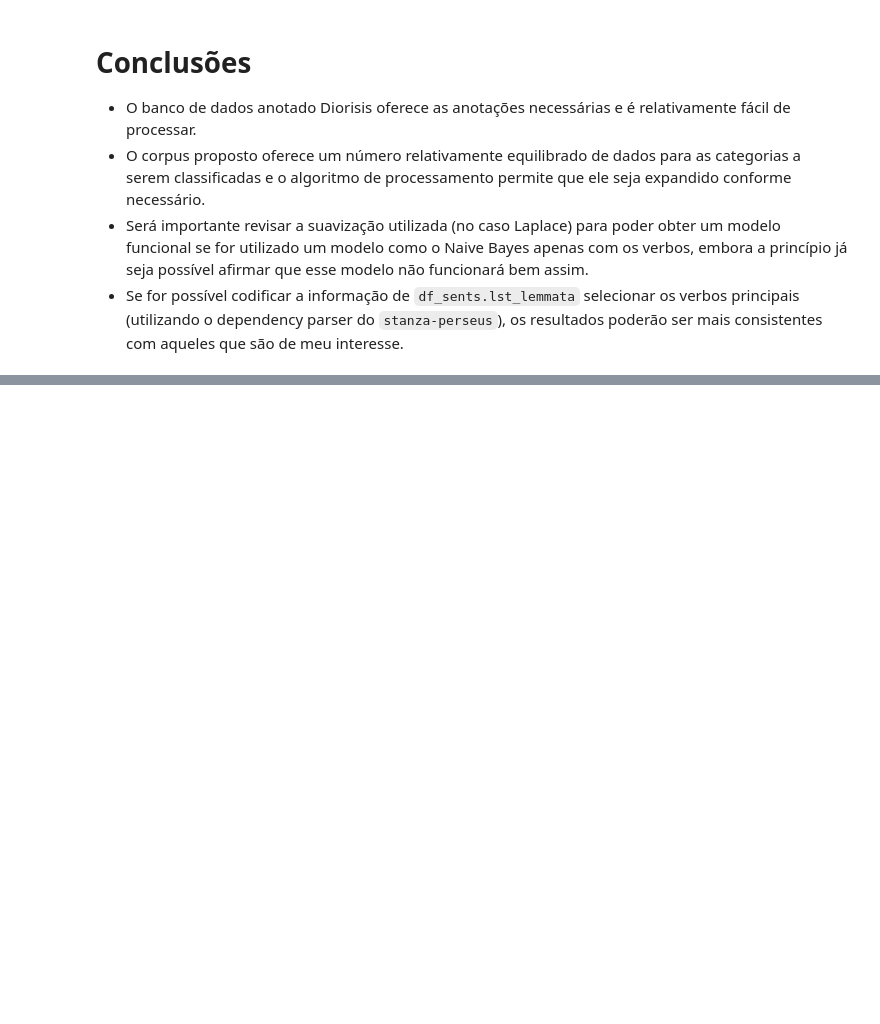
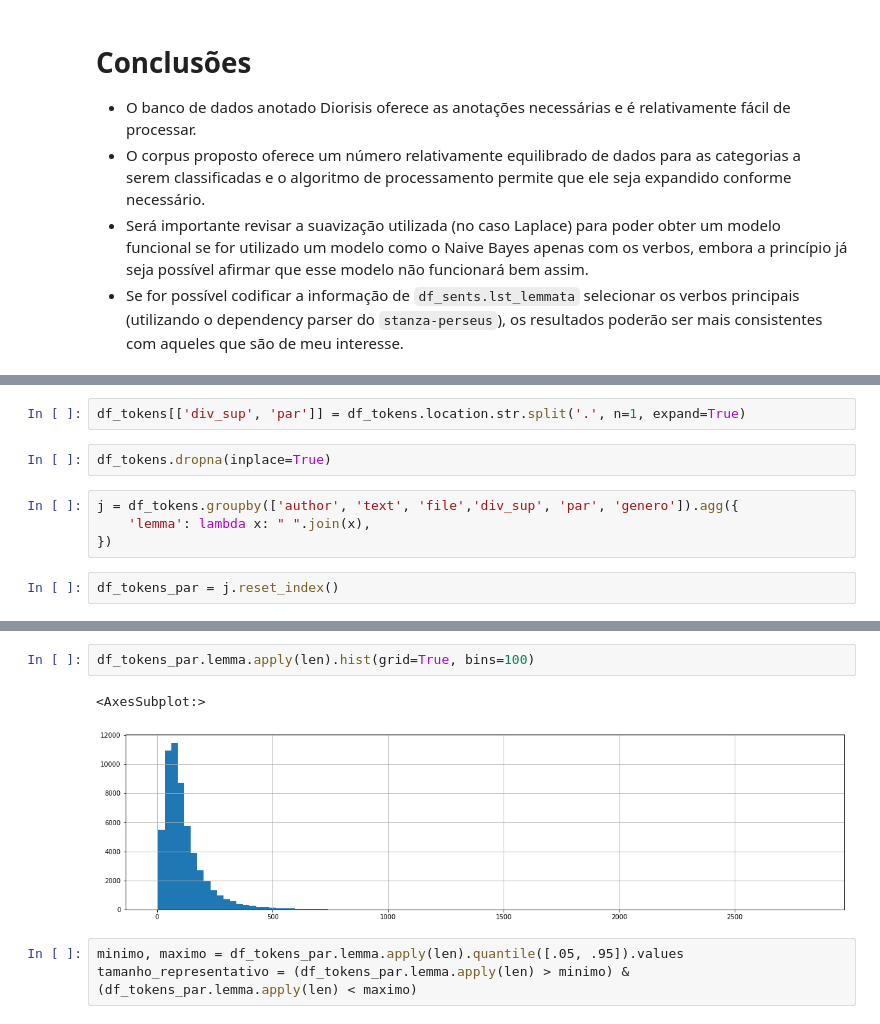
Before and after one commit to caiogeraldes/lexico-e-genero, a Jupyter notebook: notebooks/Testes de viabilidade.ipynb, the cells around one changed output, grey strips where cells are left out. Cells and saved outputs as stored; diff of their text form; blank space fills up the shorter version.

```diff
--- a/notebooks/Testes de viabilidade.ipynb
+++ b/notebooks/Testes de viabilidade.ipynb
@@ -362,0 +384,10 @@ Medida F:  0.8371621278969521
+# %%
+df_tokens[['div_sup', 'par']] = df_tokens.location.str.split('.', n=1, expand=True)
+# %%
+df_tokens.dropna(inplace=True)
+# %%
+j = df_tokens.groupby(['author', 'text', 'file','div_sup', 'par', 'genero']).agg({
+    'lemma': lambda x: " ".join(x),
+})
+# %%
+df_tokens_par = j.reset_index()
@@ -362,0 +410,8 @@ Medida F:  0.8371621278969521
+# %%
+df_tokens_par.lemma.apply(len).hist(grid=True, bins=100)
+# %% [output]
+<AxesSubplot:>
+[figure, added]
+# %%
+minimo, maximo = df_tokens_par.lemma.apply(len).quantile([.05, .95]).values
+tamanho_representativo = (df_tokens_par.lemma.apply(len) > minimo) & (df_tokens_par.lemma.apply(len) < maximo)
```
Also changed, not shown: parts of 26 cells of this notebook, 1 other file.
